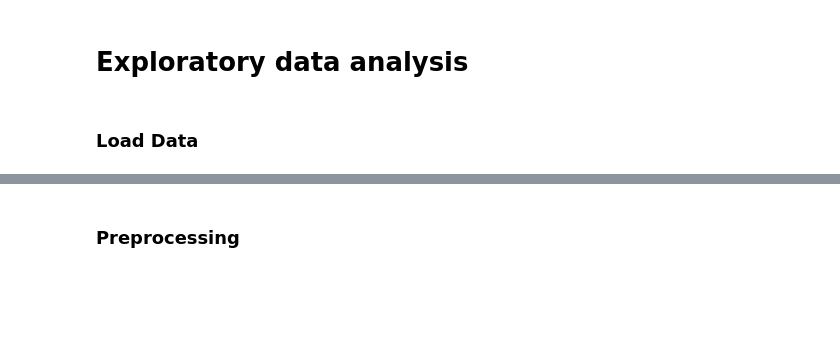
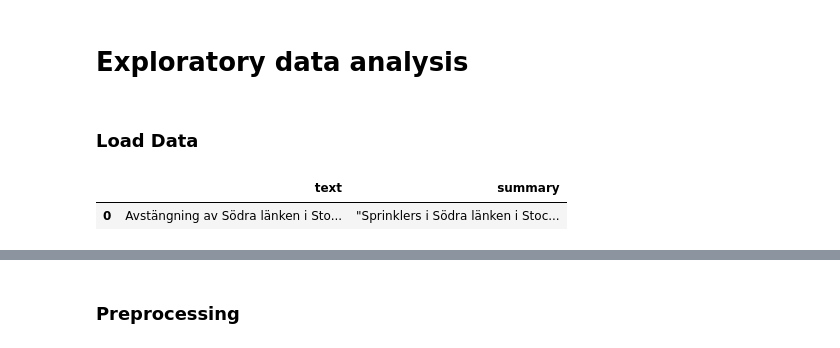
Before and after one commit to erikgrip/swedish_parliament_motion_summarization, a Jupyter notebook: notebooks/exploratory-data-analysis.ipynb, the cells around one changed output, grey strips where cells are left out. Saved outputs shown, nothing was run; the diff lists cells and outputs as text; code cells hidden in the pictures; blank space fills up the shorter version.

```diff
--- a/notebooks/exploratory-data-analysis.ipynb
+++ b/notebooks/exploratory-data-analysis.ipynb
@@ -25,6 +25,12 @@ raw = pd.DataFrame(d)
 # %%
 df = raw.copy()
 df['date'] = pd.to_datetime(df['date'])
+# %%
+t = pd.read_csv("../data/test/test_data.csv")
+t
+# %% [output]
+|  | text | summary |
+| 0 | Avstängning av Södra länken i Sto... | "Sprinklers i Södra länken i Stoc... |
 # %%
 # Show sample rows
 display(df.sample(5, random_state=RANDOM_STATE))
```
Also changed, not shown: parts of 2 cells of this notebook, 1 other file.
